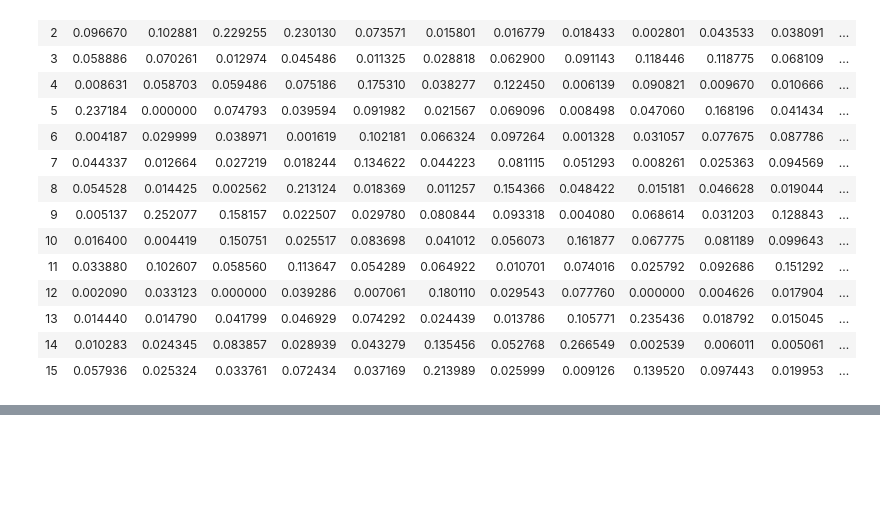
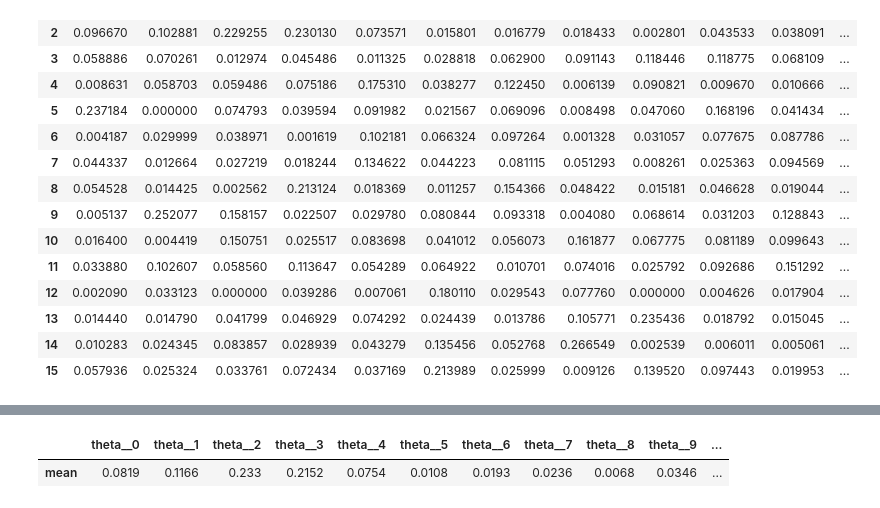
Before and after one commit to c4-lab/BLF-markov-simulation, a Jupyter notebook: notebooks/MCMC - testing-2.ipynb, the cells around one changed output, grey strips where cells are left out. Saved outputs shown, nothing was run; the diff lists cells and outputs as text; code cells hidden in the pictures; blank space fills up the shorter version.

```diff
--- a/notebooks/MCMC - testing-2.ipynb
+++ b/notebooks/MCMC - testing-2.ipynb
@@ -202,9 +180,16 @@ len(y)
+# %%
+soc_probs = np.asarray(data['probs'].tolist())
+y = np.asarray(data['Next'].tolist())
+alpha = 0.7
+k = 16
+#Try 1-hot encoding
+y_hot = np.eye(k)[y]
 # %%
 with pm.Model() as model:
 
     # initializes the Dirichlet distribution with a uniform prior:
     a = np.ones(k)
 
-    theta = pm.Dirichlet("theta", a=a)
+    theta = pm.Dirichlet("theta", a=a, shape=k)
     tmp = alpha*soc_probs + (1-alpha)*theta
-    results = pm.Multinomial("results", n=n, p=tmp, shape=16, observed=y)
+    results = pm.Multinomial("results", n=1, p=tmp, observed=y_hot, shape=k)
@@ -215,4 +196,3 @@ pm.model_to_graphviz(model)
 # %%
 with model:
-    step=pm.Metropolis()
-    trace = pm.sample(draws=1000, step=step)
+     trace = pm.sample(draws=1000)
@@ -222,4 +209,7 @@ with model:
 # %%
-pm.summary(trace).round(2)[['mean']].T
+pm.summary(trace).round(4)[['mean']].T
+# %% [output]
+|  | theta__0 | theta__1 | theta__2 | theta__3 | theta__4 | theta__5 | theta__6 | theta__7 | theta__8 | theta__9 | ... |
+| mean | 0.0819 | 0.1166 | 0.233 | 0.2152 | 0.0754 | 0.0108 | 0.0193 | 0.0236 | 0.0068 | 0.0346 | ... |
 # %%
 pd.DataFrame(pd.DataFrame(coherence_matrix).iloc[sel_state]).T
```
Also changed, not shown: parts of 20 cells of this notebook.
